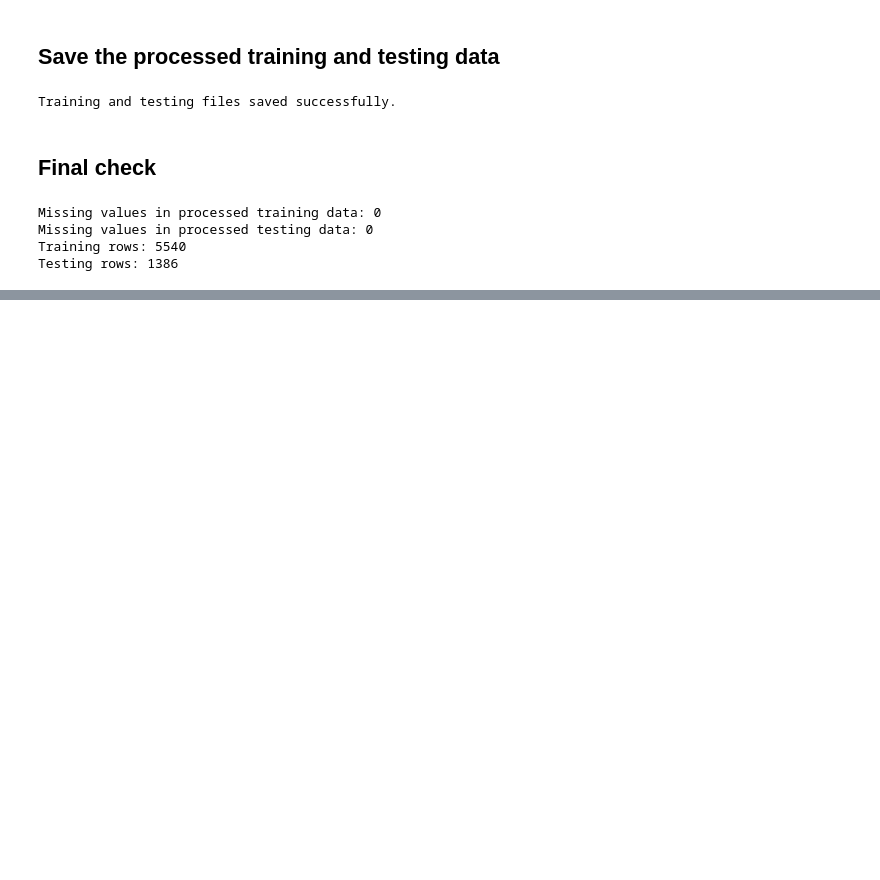
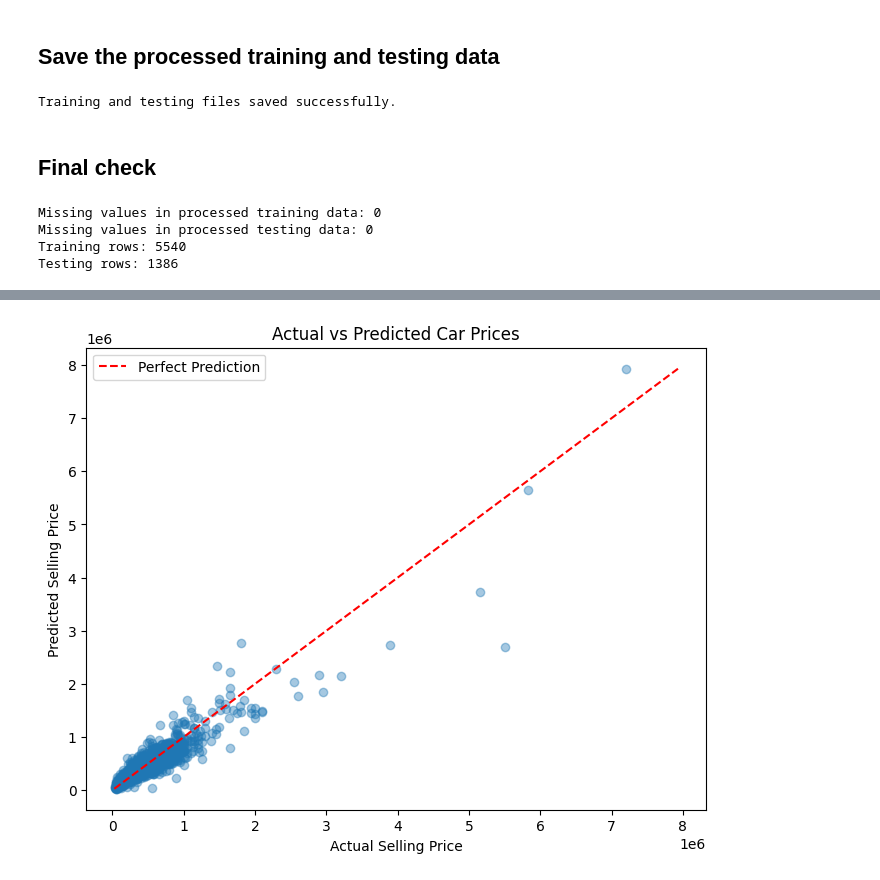
Before and after one commit to aashishlimba819-max/AI200-project, a Jupyter notebook: used_car_price_data_processing.ipynb, the cells around one changed output, grey strips where cells are left out. Drawn from its saved outputs; the diff is of its cells as text; code cells hidden in the pictures; blank space fills up the shorter version.

Commit message:
training done

```diff
--- a/used_car_price_data_processing.ipynb
+++ b/used_car_price_data_processing.ipynb
@@ -1165,0 +1168,15 @@ Testing rows: 1386
+# %%
+from sklearn.compose import TransformedTargetRegressor
+
+log_model = TransformedTargetRegressor(
+    regressor=Pipeline(steps=[
+        ("preprocessor", preprocessor),
+        ("regressor", LinearRegression())
+    ]),
+    func=np.log,
+    inverse_func=np.exp
+)
+
+log_model.fit(X_train, y_train)
+
+print("Log-transformed Linear Regression trained!")
@@ -1165,0 +1212,7 @@ Testing rows: 1386
+# %%
+y_pred_log = log_model.predict(X_test)
+
+print("First 10 predicted prices:")
+print(y_pred_log[:10])
+
+print("Negative predictions:", (y_pred_log < 0).sum())
@@ -1165,0 +1307,23 @@ Testing rows: 1386
+# %%
+plt.figure(figsize=(8, 6))
+
+plt.scatter(y_test, y_pred_log, alpha=0.4)
+
+# Ideal prediction line
+min_price = min(y_test.min(), y_pred_log.min())
+max_price = max(y_test.max(), y_pred_log.max())
+
+plt.plot(
+    [min_price, max_price],
+    [min_price, max_price],
+    'r--',
+    label='Perfect Prediction'
+)
+
+plt.xlabel("Actual Selling Price")
+plt.ylabel("Predicted Selling Price")
+plt.title("Actual vs Predicted Car Prices")
+plt.legend()
+plt.show()
+# %% [output]
+[figure, added]
```
Also changed, not shown: parts of 13 cells of this notebook.
